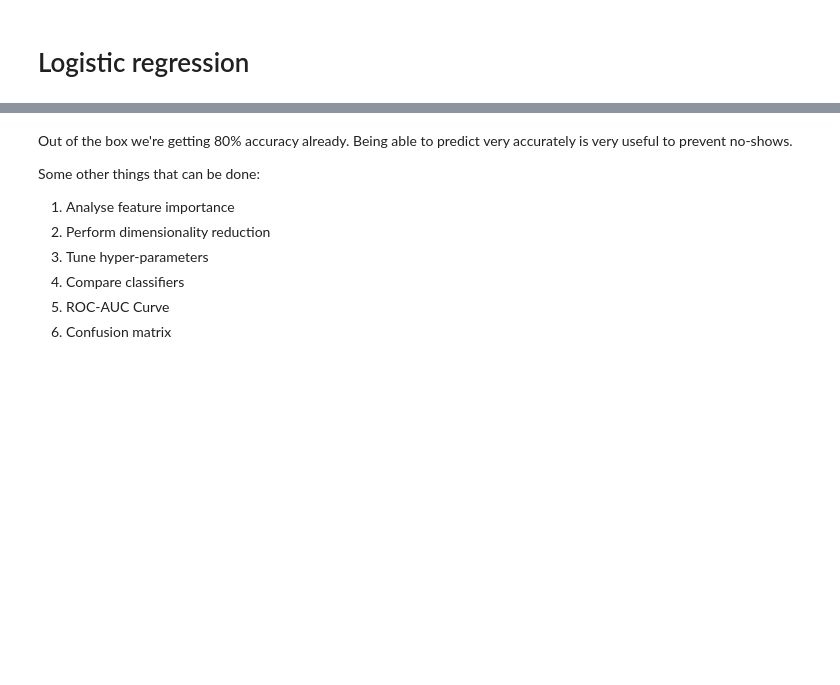
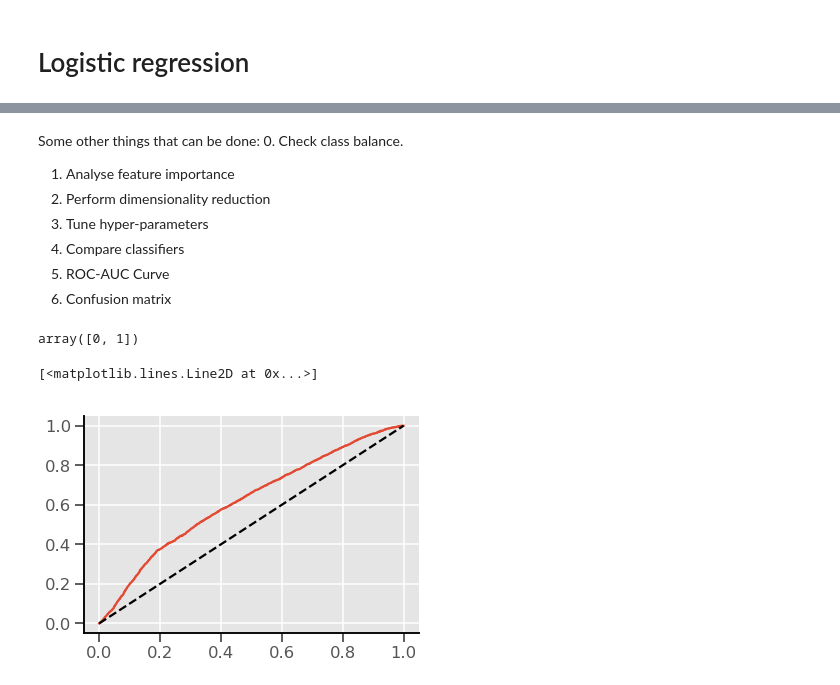
Before and after one commit to modw/medical-appointment-noshow, a Jupyter notebook: EDA and classification.ipynb, the cells around one changed output, grey strips where cells are left out. Cells and saved outputs as stored; diff of their text form; code cells hidden in the pictures; blank space fills up the shorter version.

Commit message:
class balance

```diff
--- a/EDA and classification.ipynb
+++ b/EDA and classification.ipynb
@@ -371,10 +379,15 @@ print(clf.score(X_test, y_test))
 # %% [markdown]
-Out of the box we're getting 80% accuracy already. Being able to predict very accurately is very useful to prevent no-shows.
-
 Some other things that can be done:
+0. Check class balance.
 1. Analyse feature importance
 2. Perform dimensionality reduction
 3. Tune hyper-parameters
 4. Compare classifiers
 5. ROC-AUC Curve
 6. Confusion matrix
+# %%
+clf.classes_
+# %% [output]
+array([0, 1])
+# %%
+ypred = clf.predict_proba(X_test)[:,1]
@@ -380,0 +396,8 @@ Some other things that can be done:
+# %%
+fpr, tpr, thresholds = roc_curve(y_test, ypred, pos_label=1)
+# %%
+plt.plot(fpr,tpr)
+plt.plot([0,1],[0,1],'k--')
+# %% [output]
+[<matplotlib.lines.Line2D at 0x...>]
+[figure, added]
```
Also changed, not shown: parts of 7 cells of this notebook.
